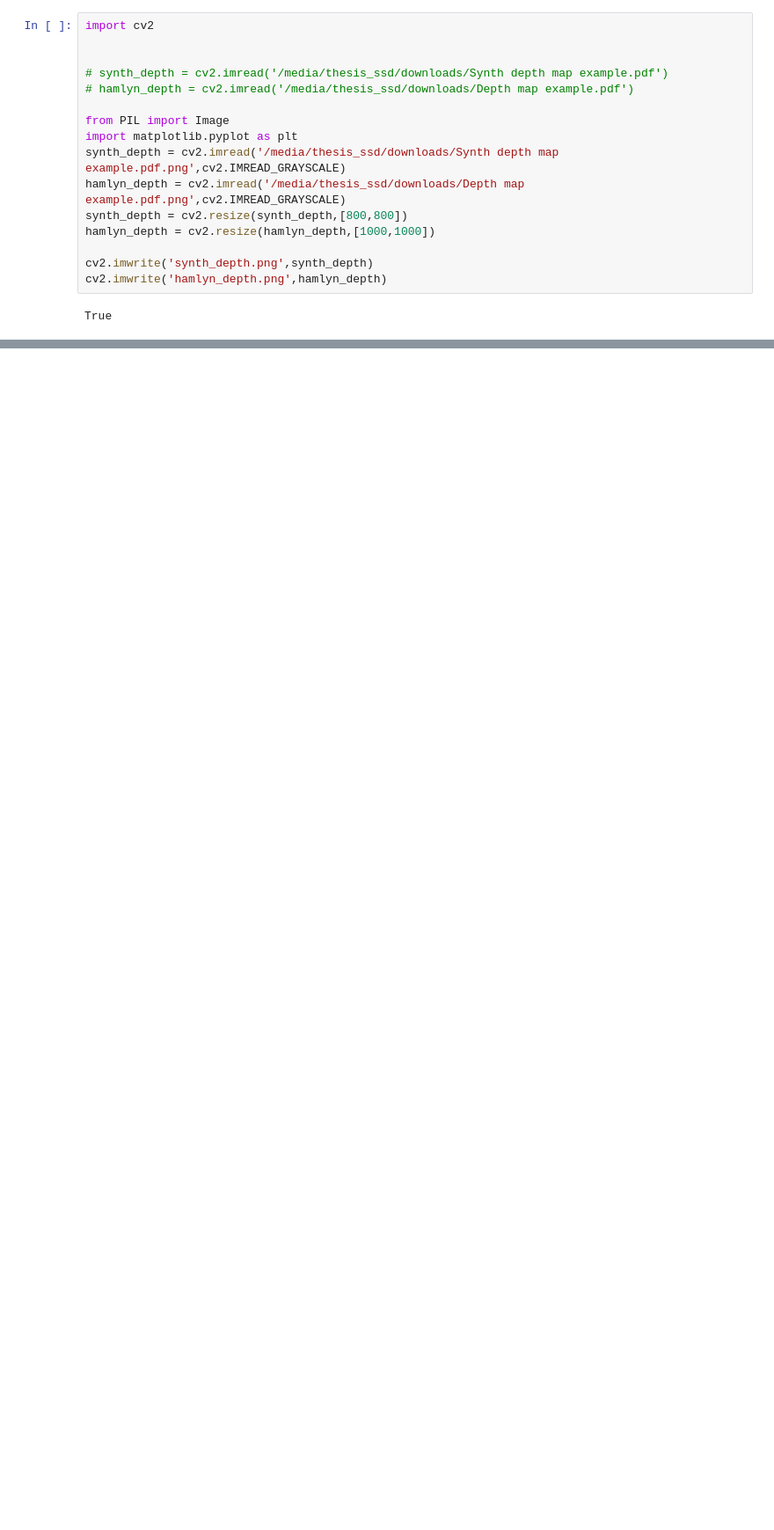
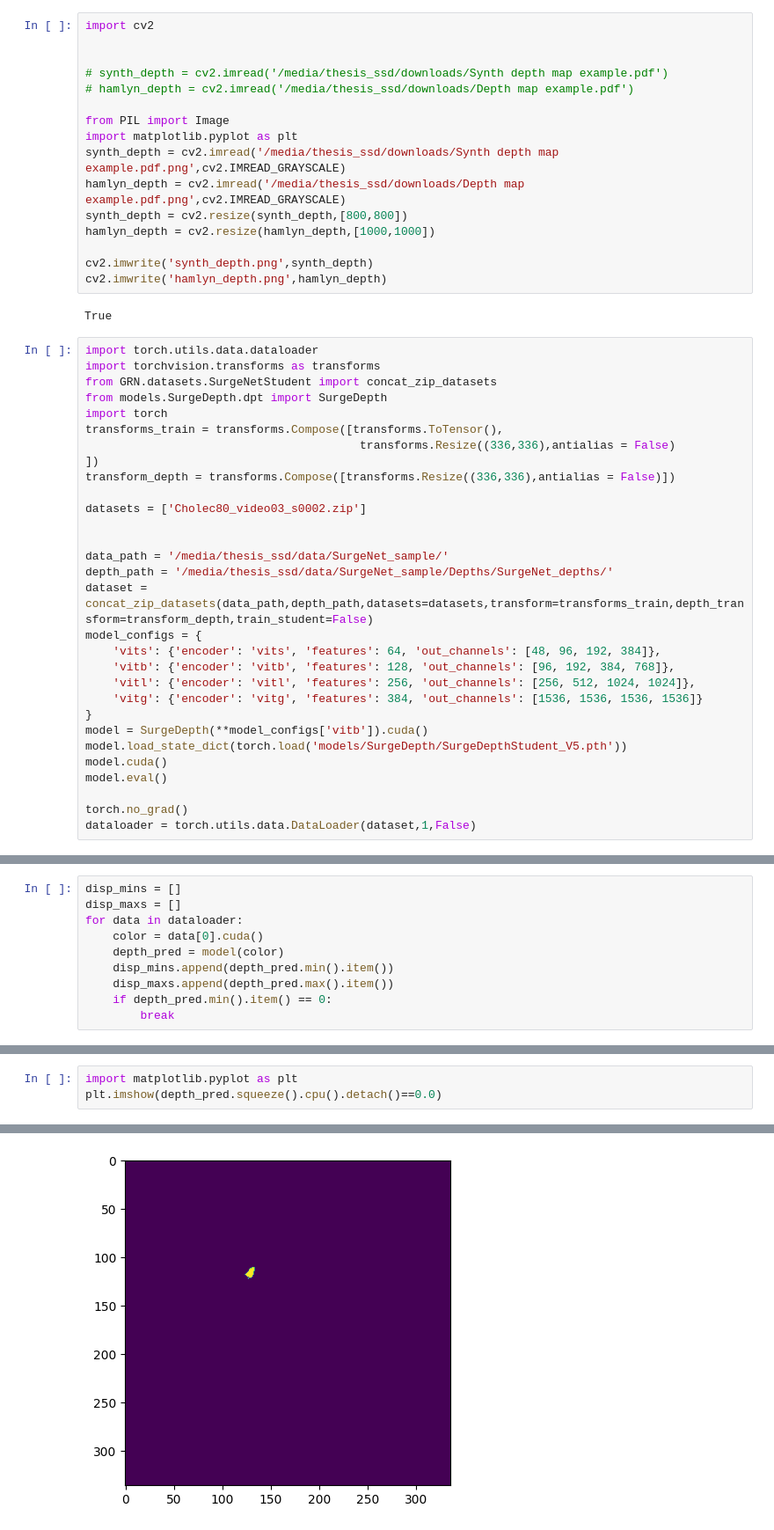
Before and after one commit to nasrelkad/SurgeSplam_deformation, a Jupyter notebook: test_grn.ipynb, the cells around one changed output, grey strips where cells are left out. Shown at 88% size. Cells and saved outputs as stored; diff of their text form; blank space fills up the shorter version.

Commit message:
add new config

```diff
--- a/test_grn.ipynb
+++ b/test_grn.ipynb
@@ -1008,3 +1008,33 @@ cv2.imwrite('synth_depth.png',synth_depth)
 cv2.imwrite('hamlyn_depth.png',hamlyn_depth)
 # %% [output]
 True
+# %%
+import torch.utils.data.dataloader
+import torchvision.transforms as transforms
+from GRN.datasets.SurgeNetStudent import concat_zip_datasets
+from models.SurgeDepth.dpt import SurgeDepth
+import torch
+transforms_train = transforms.Compose([transforms.ToTensor(),
+                                        transforms.Resize((336,336),antialias = False)
+])
+transform_depth = transforms.Compose([transforms.Resize((336,336),antialias = False)])
+
+datasets = ['Cholec80_video03_s0002.zip']
+
+
+data_path = '/media/thesis_ssd/data/SurgeNet_sample/'
+depth_path = '/media/thesis_ssd/data/SurgeNet_sample/Depths/SurgeNet_depths/'
+dataset = concat_zip_datasets(data_path,depth_path,datasets=datasets,transform=transforms_train,depth_transform=transform_depth,train_student=False)
+model_configs = {
+    'vits': {'encoder': 'vits', 'features': 64, 'out_channels': [48, 96, 192, 384]},
+    'vitb': {'encoder': 'vitb', 'features': 128, 'out_channels': [96, 192, 384, 768]},
+    'vitl': {'encoder': 'vitl', 'features': 256, 'out_channels': [256, 512, 1024, 1024]},
+    'vitg': {'encoder': 'vitg', 'features': 384, 'out_channels': [1536, 1536, 1536, 1536]}
+}
+model = SurgeDepth(**model_configs['vitb']).cuda()
+model.load_state_dict(torch.load('models/SurgeDepth/SurgeDepthStudent_V5.pth'))
+model.cuda()
+model.eval()
+
+torch.no_grad()
+dataloader = torch.utils.data.DataLoader(dataset,1,False)
@@ -1010,0 +1044,10 @@ True
+# %%
+disp_mins = []
+disp_maxs = []
+for data in dataloader:
+    color = data[0].cuda()
+    depth_pred = model(color)
+    disp_mins.append(depth_pred.min().item())
+    disp_maxs.append(depth_pred.max().item())
+    if depth_pred.min().item() == 0:
+        break
@@ -1010,0 +1061,4 @@ True
+# %%
+import matplotlib.pyplot as plt
+plt.imshow(depth_pred.squeeze().cpu().detach()==0.0)
+# %% [output]
@@ -1010,0 +1066 @@ True
+[figure, added]
```
Also changed, not shown: parts of 5 cells of this notebook, 4 other files.
